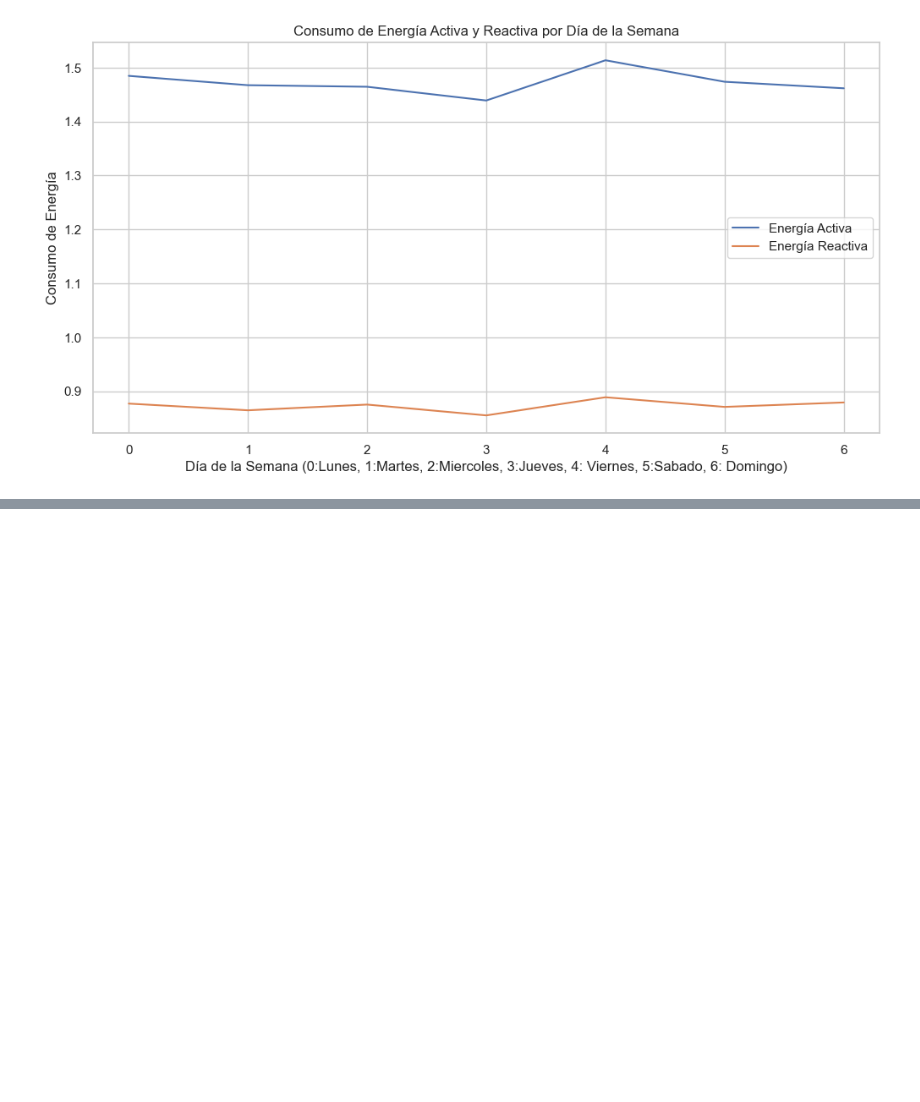
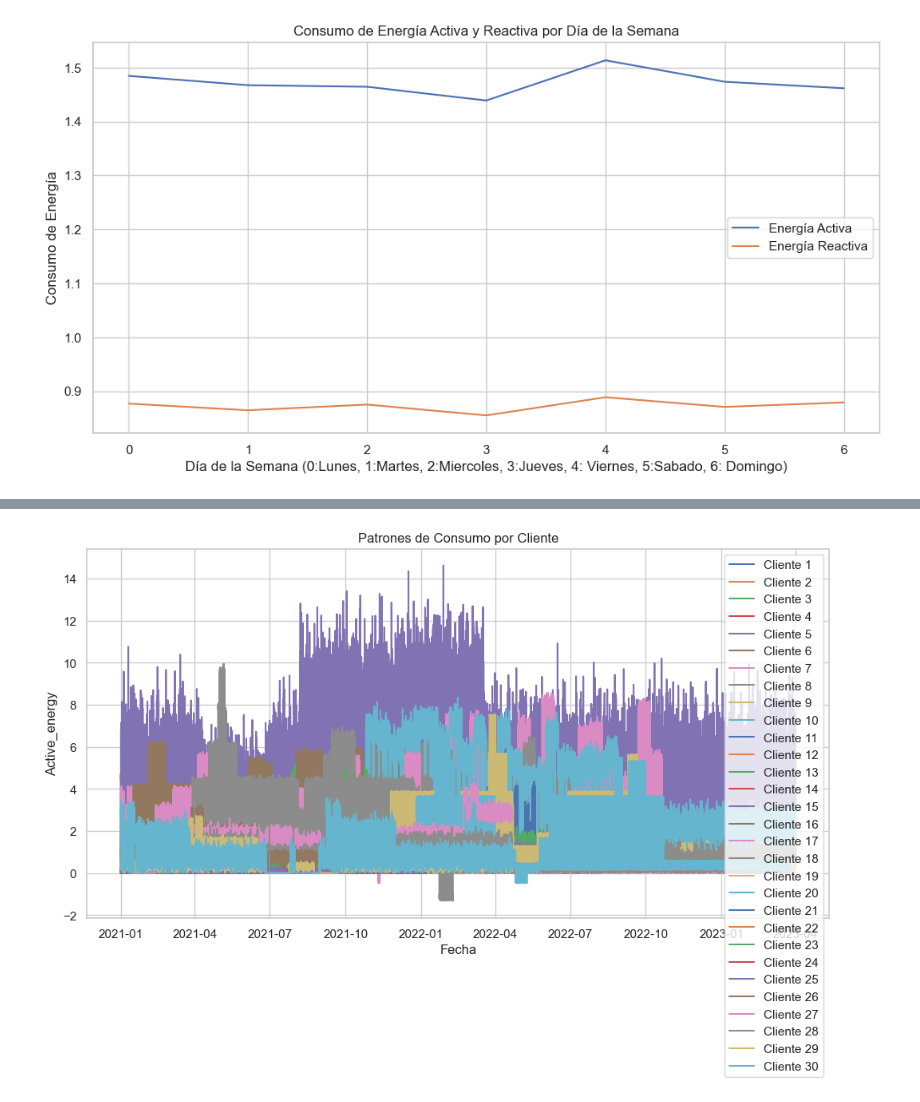
Before and after one commit to elkindavid/Electrodunas, a Jupyter notebook: Electrodunas.ipynb, the cells around one changed output, grey strips where cells are left out. Cells and saved outputs as stored; diff of their text form; code cells hidden in the pictures; blank space fills up the shorter version.

```diff
--- a/Electrodunas.ipynb
+++ b/Electrodunas.ipynb
@@ -319,0 +376,13 @@ plt.show()
+# %%
+# Graficar patrones de consumo para cada cliente
+plt.figure(figsize=(12, 6))
+for cliente_id, datos_cliente in df_resultado.groupby('Cliente_ID'):
+    plt.plot(datos_cliente['Fecha'], datos_cliente['Active_energy'], label=f'Cliente {cliente_id}')
+
+plt.title('Patrones de Consumo por Cliente')
+plt.xlabel('Fecha')
+plt.ylabel('Active_energy')
+plt.legend()
+plt.show()
+# %% [output]
+[figure, added]
```
Also changed, not shown: parts of 10 cells of this notebook.
